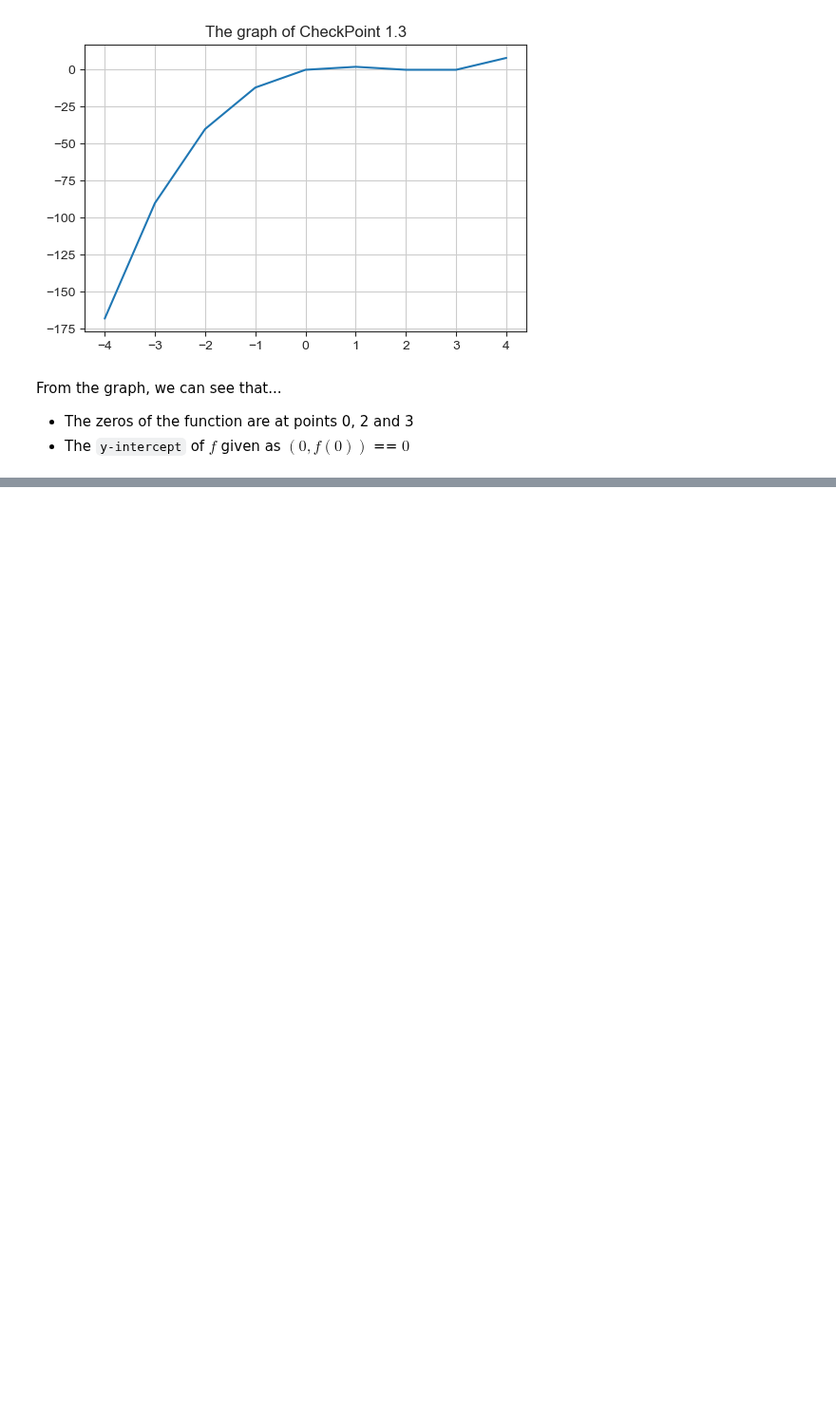
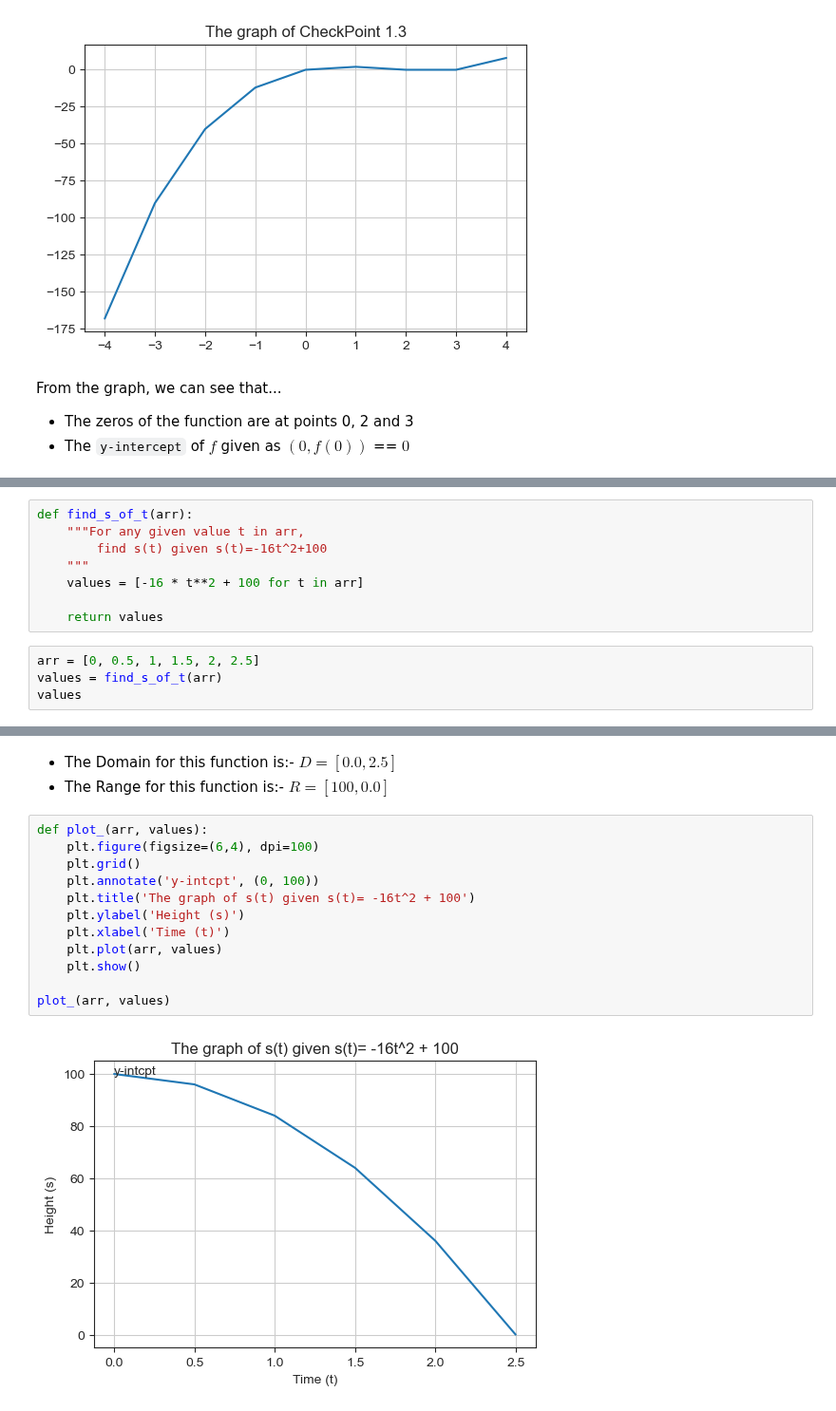
Before and after one commit to Lawrence-Krukrubo/Calculus_Vol_1, a Jupyter notebook: 01.functions_and_graphs.ipynb, the cells around one changed output, grey strips where cells are left out. Shown at 95% size. Saved outputs shown, nothing was run; the diff lists cells and outputs as text; blank space fills up the shorter version.

```diff
--- a/01.functions_and_graphs.ipynb
+++ b/01.functions_and_graphs.ipynb
@@ -347,0 +356,12 @@ From the graph, we can see that...
+# %%
+def find_s_of_t(arr):
+    """For any given value t in arr,
+        find s(t) given s(t)=-16t^2+100
+    """
+    values = [-16 * t**2 + 100 for t in arr]
+
+    return values
+# %%
+arr = [0, 0.5, 1, 1.5, 2, 2.5]
+values = find_s_of_t(arr)
+values
@@ -347,0 +383,17 @@ From the graph, we can see that...
+# %% [markdown]
+* The Domain for this function is:- $D = [0.0, 2.5]$
+* The Range for this function is:- $R = [100, 0.0]$
+# %%
+def plot_(arr, values):
+    plt.figure(figsize=(6,4), dpi=100)
+    plt.grid()
+    plt.annotate('y-intcpt', (0, 100))
+    plt.title('The graph of s(t) given s(t)= -16t^2 + 100')
+    plt.ylabel('Height (s)')
+    plt.xlabel('Time (t)')
+    plt.plot(arr, values)
+    plt.show()
+
+plot_(arr, values)
+# %% [output]
+[figure, added]
```
Also changed, not shown: parts of 7 cells of this notebook.
